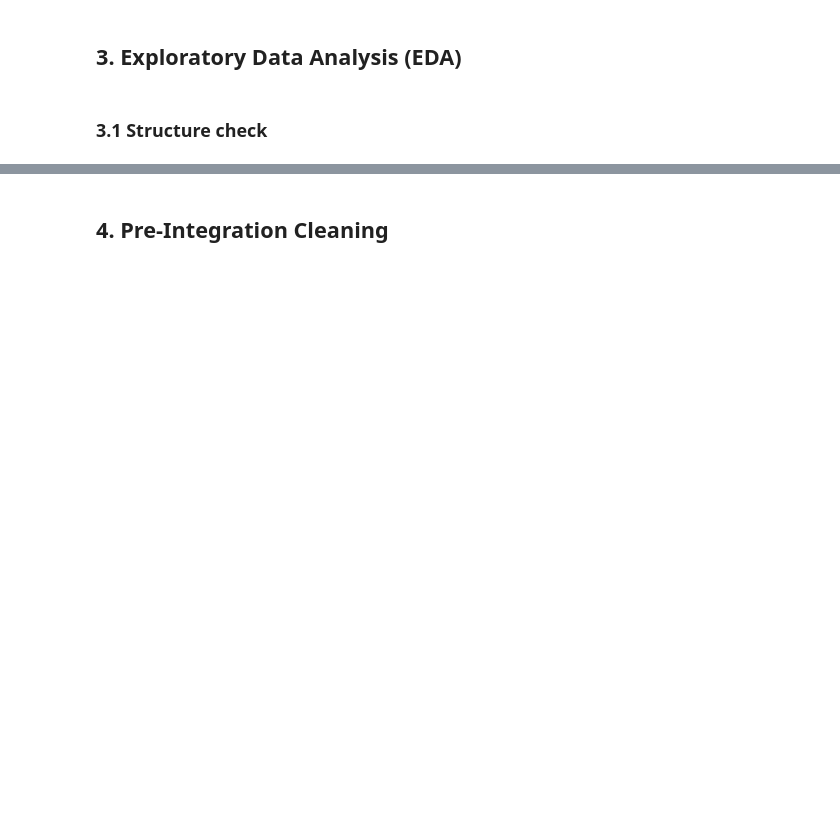
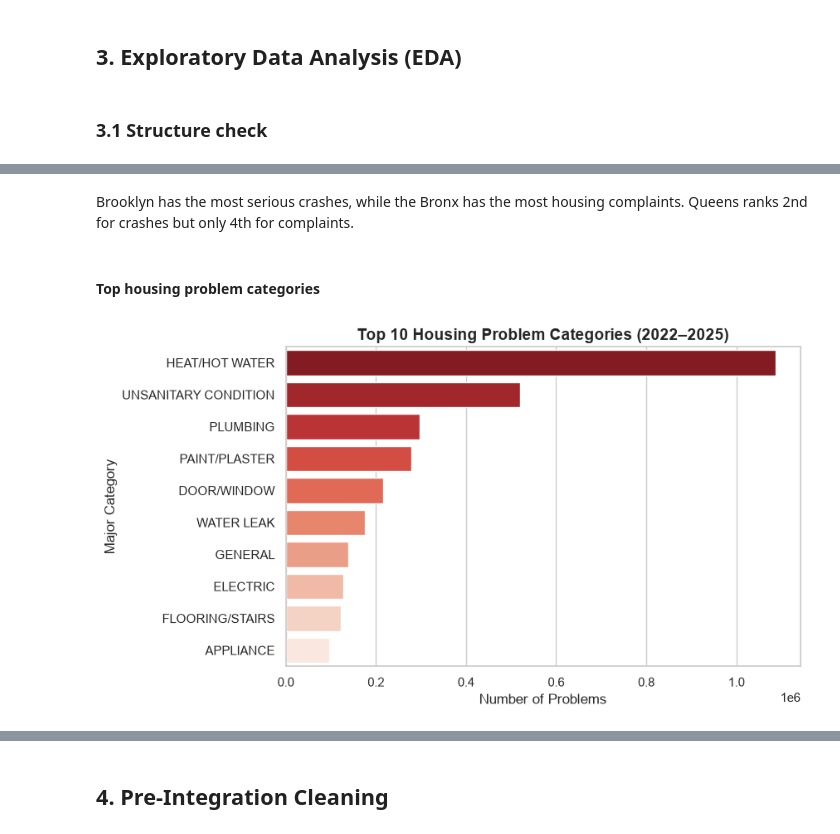
Before and after one commit to JanaHaririi/nyc-housing-transit, a Jupyter notebook: notebooks/nyc_housing_transit.ipynb, the cells around one changed output, grey strips where cells are left out. Cells and saved outputs as stored; diff of their text form; code cells hidden in the pictures; blank space fills up the shorter version.

```diff
--- a/notebooks/nyc_housing_transit.ipynb
+++ b/notebooks/nyc_housing_transit.ipynb
@@ -31,26 +28,12 @@ All libraries loaded
 # %%
-import os
-import pandas as pd
-from urllib.parse import urlencode
-
-# Dataset IDs from each dataset's NYC Open Data URL
+# Dataset IDs found in each dataset's NYC Open Data URL
 housing_id = 'ygpa-z7cr'     # HPD Housing Maintenance Code Complaints and Problems
-transport_id = 'xeqp-qz8h'   # SIRTA - Serious Injury Crashes (NYC DOT)
+transport_id = 'xeqp-qz8h'   # SIRTA - Serious Injury Crashes
 
 base_url = 'https://data.cityofnewyork.us/api/views/{}/rows.csv?accessType=download'
 api_url = 'https://data.cityofnewyork.us/resource/{}.csv'
 
-# Local copies of the raw data (not pushed to GitHub, see .gitignore)
-sirta_cache = '../data/raw/sirta_raw.pkl'
-hpd_cache = '../data/raw/hpd_2022_2025.pkl'
-
-# SIRTA is small (~13k rows), so we load the full dataset (Listing 1)
-if os.path.exists(sirta_cache):
-    df_transport = pd.read_pickle(sirta_cache)
-else:
-    df_transport = pd.read_csv(base_url.format(transport_id), low_memory=False)
-    os.makedirs('../data/raw', exist_ok=True)
-    df_transport.to_pickle(sirta_cache)
-
-print(df_transport.shape)
-df_transport.head()
+# Local copies of the raw data, so we only download once (data/raw is not pushed to GitHub)
+os.makedirs('../data/raw', exist_ok=True)
+sirta_file = '../data/raw/sirta_raw.pkl'
+hpd_file = '../data/raw/hpd_2022_2025.pkl'
@@ -329,0 +308,17 @@ plt.show()
+# %% [markdown]
+Brooklyn has the most serious crashes, while the Bronx has the most housing complaints. Queens ranks 2nd for crashes but only 4th for complaints.
+# %% [markdown]
+#### Top housing problem categories
+# %%
+# Top 10 housing problem categories
+top_categories = df_housing['major_category'].value_counts().head(10)
+
+plt.figure(figsize=(8, 5))
+sns.barplot(x=top_categories.values, y=top_categories.index, hue=top_categories.index,
+            dodge=False, legend=False, palette="Reds_r")
+plt.title("Top 10 Housing Problem Categories (2022–2025)", fontsize=14, weight="bold")
+plt.xlabel("Number of Problems")
+plt.ylabel("Major Category")
+plt.show()
+# %% [output]
+[figure, added]
```
Also changed, not shown: parts of 109 cells of this notebook, 3 other files.
